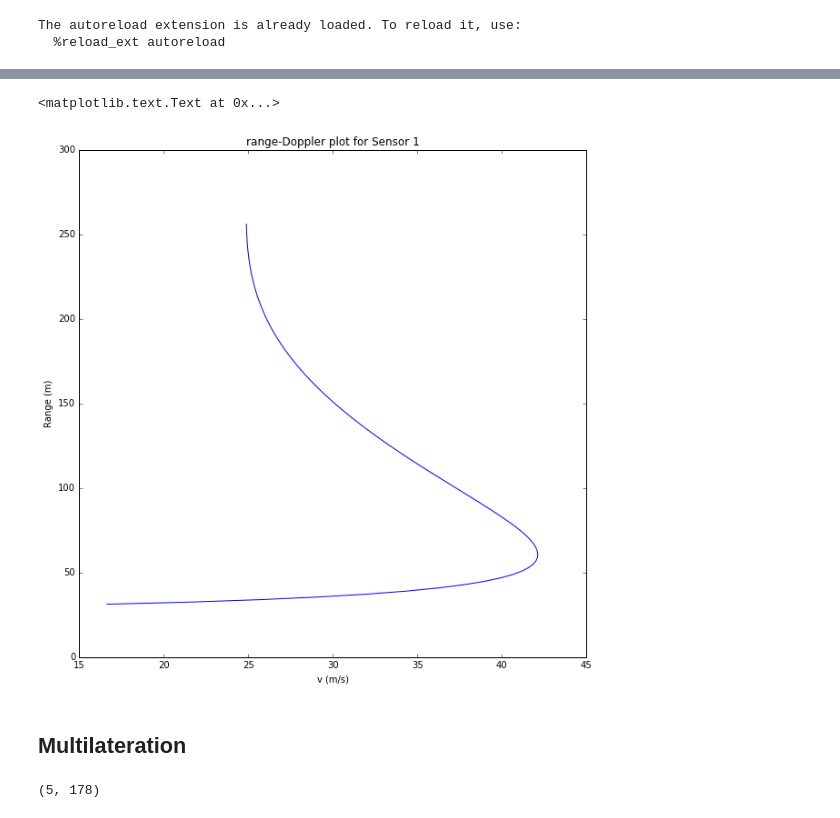
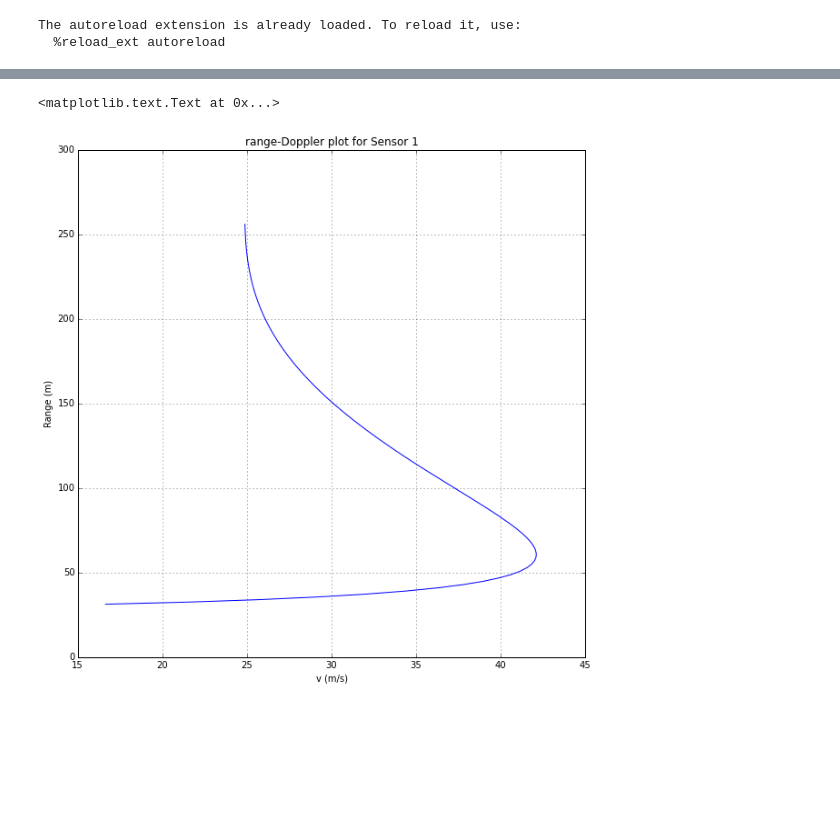
Before and after one commit to scjrobertson/xRange, a Jupyter notebook: kalman/kalman_filtering.ipynb, the cells around one changed output, grey strips where cells are left out. Drawn from its saved outputs; the diff is of its cells as text; code cells hidden in the pictures; blank space fills up the shorter version.

```diff
--- a/kalman/kalman_filtering.ipynb
+++ b/kalman/kalman_filtering.ipynb
@@ -145,21 +284,12 @@ _, p, v = calc_traj(p0[0, :], v0[0, :], w0[0, :], t_sim)
 # %%
 r_d = range_doppler(sensor_locations, p, v)
 
 plt.figure(figsize= (10, 10))
 plt.plot(r_d[0, :, 0], r_d[0, :, 1])
 plt.xlabel('v (m/s)')
 plt.ylabel('Range (m)')
+plt.grid(True)
 plt.title('range-Doppler plot for Sensor 1')
 # %% [output]
 <matplotlib.text.Text at 0x...>
-[figure, old version]
+[figure, new version]
-# %% [markdown]
-## Multilateration
-# %%
-A = sensor_locations[1:, :] - sensor_locations[0, :]
-d = r_d[:, :, 1]
-
-b = d[1:, :]**2 - d[0, :]**2
-print b.shape
-# %% [output]
-(5, 178)
```
Also changed, not shown: parts of 11 cells of this notebook, 2 other files.
